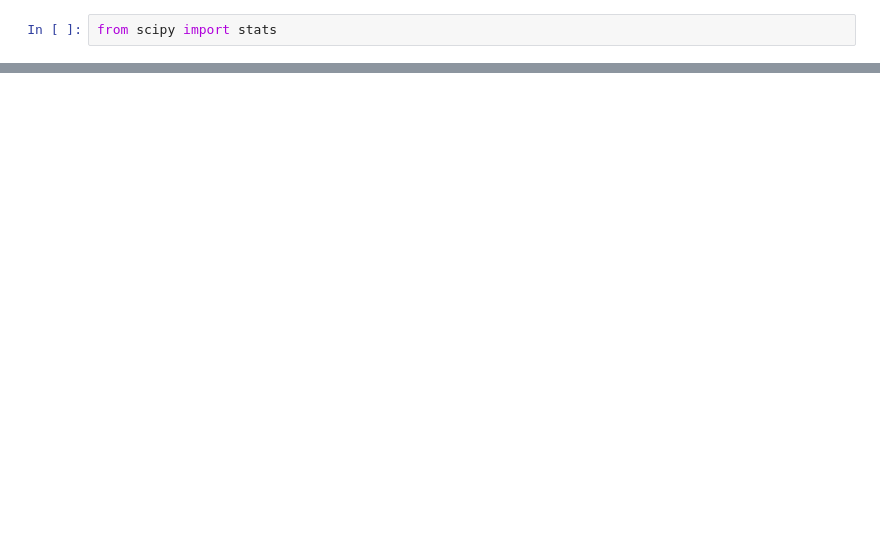
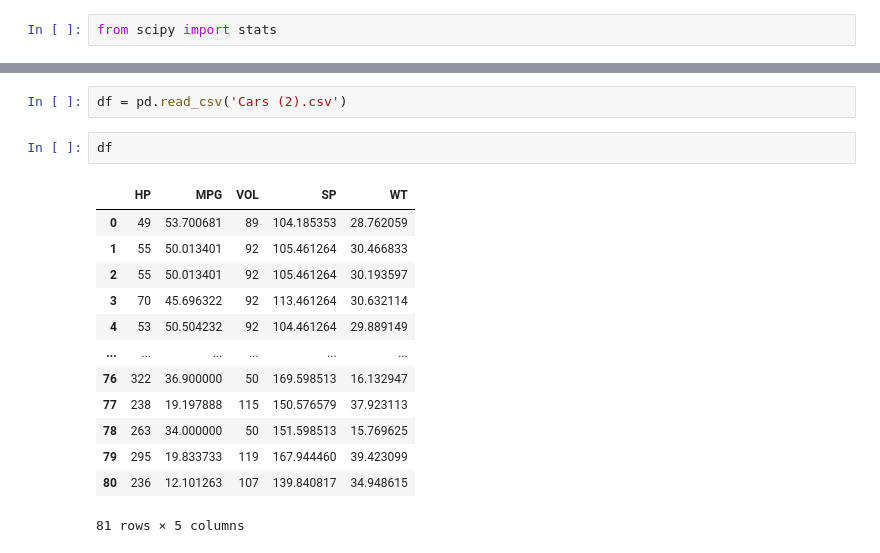
Before and after one commit to pincha673/notes, a Jupyter notebook: Assingment1.ipynb, the cells around one changed output, grey strips where cells are left out. Saved outputs shown, nothing was run; the diff lists cells and outputs as text; blank space fills up the shorter version.

```diff
--- a/Assingment1.ipynb
+++ b/Assingment1.ipynb
@@ -98,0 +105,18 @@ from scipy import stats
+# %%
+df = pd.read_csv('Cars (2).csv')
+# %%
+df
+# %% [output]
+|  | HP | MPG | VOL | SP | WT |
+| 0 | 49 | 53.700681 | 89 | 104.185353 | 28.762059 |
+| 1 | 55 | 50.013401 | 92 | 105.461264 | 30.466833 |
+| 2 | 55 | 50.013401 | 92 | 105.461264 | 30.193597 |
+| 3 | 70 | 45.696322 | 92 | 113.461264 | 30.632114 |
+| 4 | 53 | 50.504232 | 92 | 104.461264 | 29.889149 |
+| ... | ... | ... | ... | ... | ... |
+| 76 | 322 | 36.900000 | 50 | 169.598513 | 16.132947 |
+| 77 | 238 | 19.197888 | 115 | 150.576579 | 37.923113 |
+| 78 | 263 | 34.000000 | 50 | 151.598513 | 15.769625 |
+| 79 | 295 | 19.833733 | 119 | 167.944460 | 39.423099 |
+| 80 | 236 | 12.101263 | 107 | 139.840817 | 34.948615 |
+81 rows × 5 columns
```
Also changed, not shown: parts of 39 cells of this notebook.
